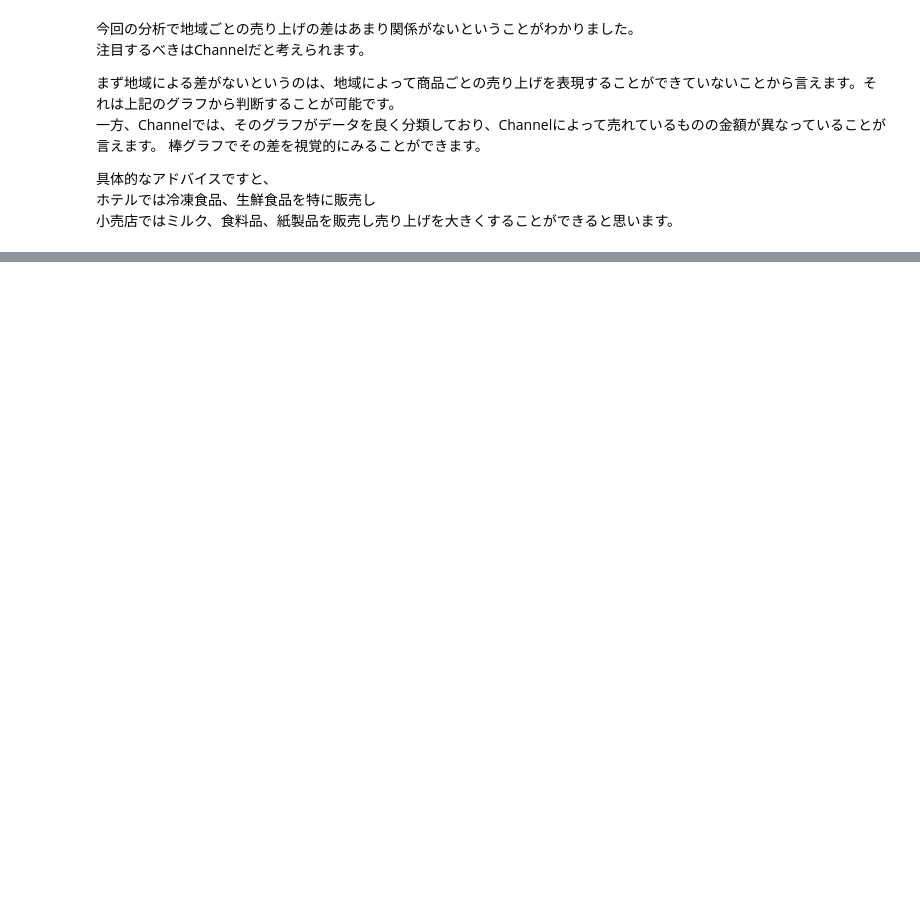
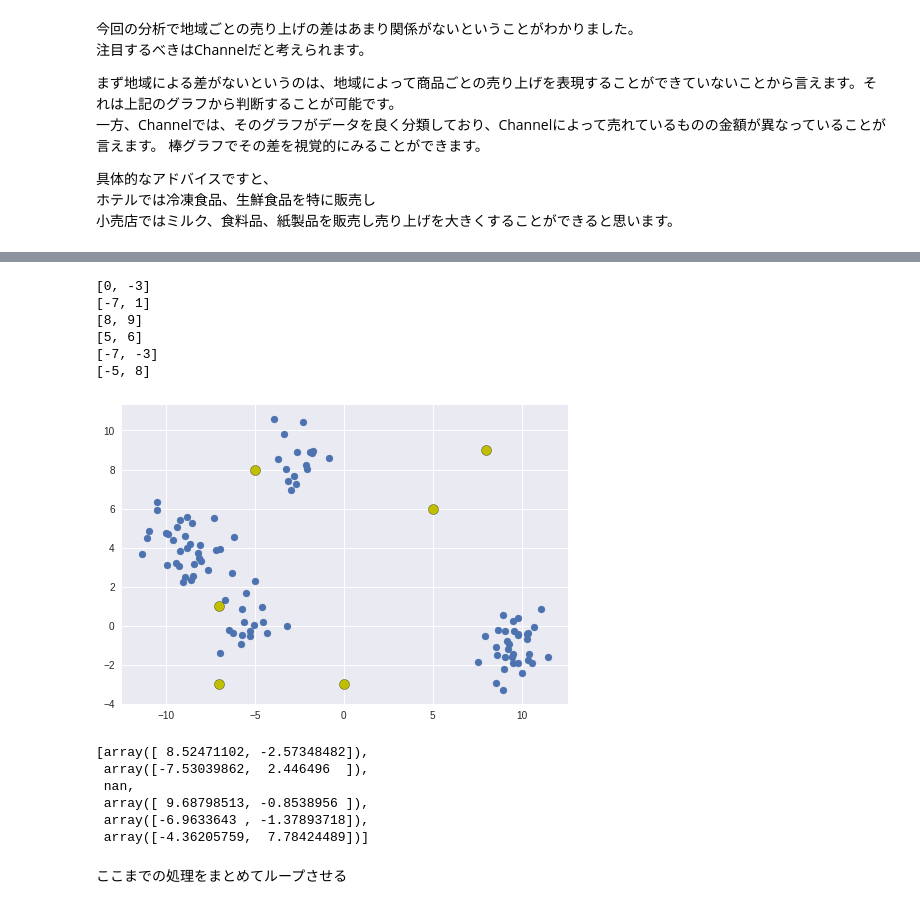
Before and after one commit to maro-amoeba/diveintocode-term1, a Jupyter notebook: sprint2/Wholesale customers.ipynb, the cells around one changed output, grey strips where cells are left out. Saved outputs shown, nothing was run; the diff lists cells and outputs as text; code cells hidden in the pictures; blank space fills up the shorter version.

```diff
--- a/sprint2/Wholesale customers.ipynb
+++ b/sprint2/Wholesale customers.ipynb
@@ -501,0 +525,14 @@ ___
+# %%
+# k個の中心点をランダムに選ぶ
+def make_center(x, n_cluster):
+  import random
+
+  center = []
+
+  for k in range(n_cluster):
+    center_x = random.randrange(round(np.min(x[:, 0])), round(np.max(x[:, 0])))
+    center_y = random.randrange(round(np.min(x[:, 1])), round(np.max(x[:, 1])))
+    center_new = [center_x, center_y]
+    center += [center_new]
+
+  return center
@@ -501,0 +548,16 @@ ___
+# %%
+#各サンプルを最も近い中心点に割り当てクラスタを作る。
+
+center = make_center(x, n_cluster)
+cluster_group =  [[] for i in range(n_cluster)]
+
+for i in x:
+  norms = []
+
+  for j in center:
+    norms += [np.linalg.norm( i - j )]
+
+  min_index = np.argmin(norms)
+  cluster_group[min_index] += [i]
+
+cluster_group
@@ -501,0 +582,31 @@ ___
+# %%
+# この段階でのプロットをしてみる
+plt.scatter(x[:, 0], x[:, 1])
+
+for j in center:
+  print(j)
+  plt.scatter(j[0], j[1], s=100, facecolors='y', edgecolors='black')
+# %% [output]
+[0, -3]
+[-7, 1]
+[8, 9]
+[5, 6]
+[-7, -3]
+[-5, 8]
+[figure, added]
+# %%
+# クラスタの実際の中心(平均)を計算し、そこを新たな中心点とする。
+center_new = []
+
+for i in range(n_cluster):
+  center_new += [np.mean(cluster_group[i], axis = 0)]
+center_new
+# %% [output]
+[array([ 8.52471102, -2.57348482]),
+ array([-7.53039862,  2.446496  ]),
+ nan,
+ array([ 9.68798513, -0.8538956 ]),
+ array([-6.9633643 , -1.37893718]),
+ array([-4.36205759,  7.78424489])]
+# %% [markdown]
+ここまでの処理をまとめてループさせる
```
Also changed, not shown: parts of 17 cells of this notebook.
